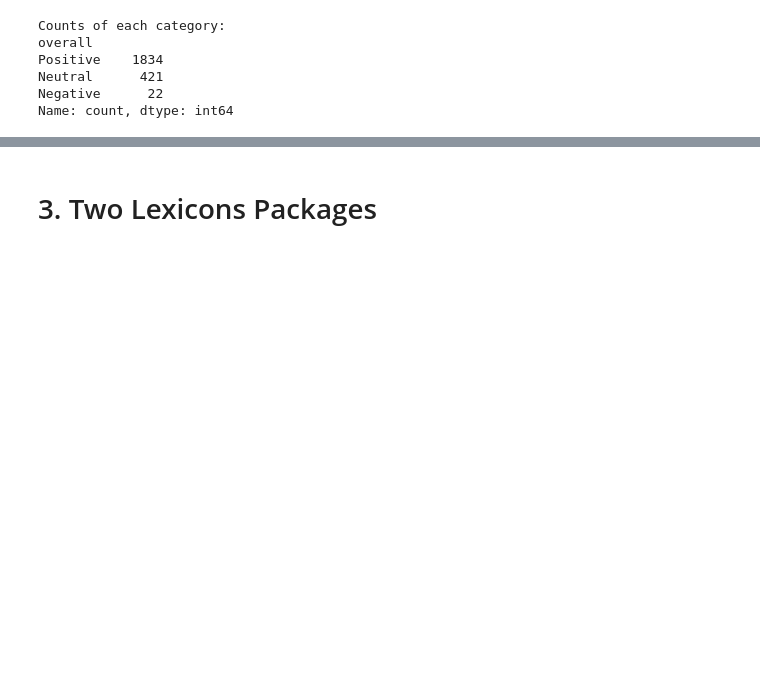
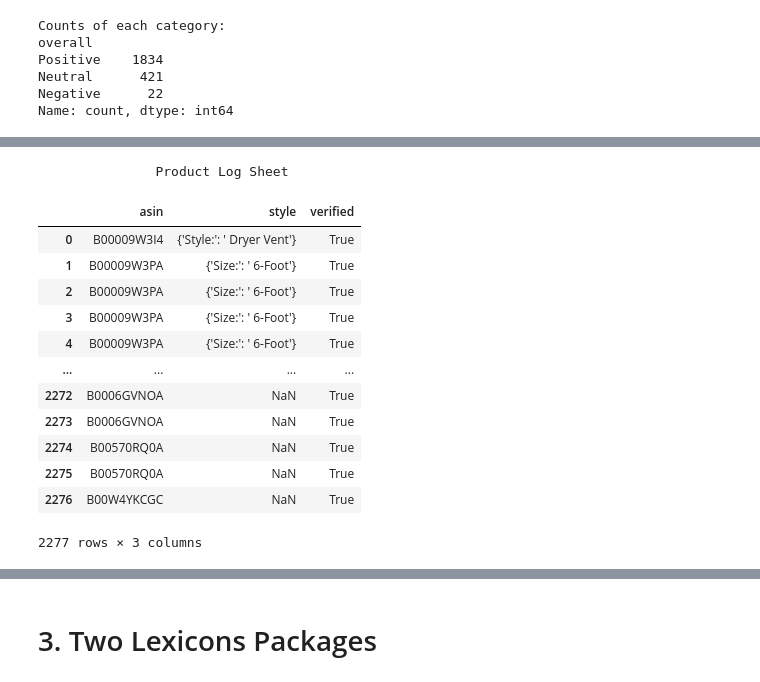
Before and after one commit to rolandjosephb/Comp262-Group3, a Jupyter notebook: Group 3.ipynb, the cells around one changed output, grey strips where cells are left out. Saved outputs shown, nothing was run; the diff lists cells and outputs as text; code cells hidden in the pictures; blank space fills up the shorter version.

```diff
--- a/Group 3.ipynb
+++ b/Group 3.ipynb
@@ -444,0 +465,20 @@ Name: count, dtype: int64
+# %%
+# Choosing the appropriate columns for your sentiment analyzer.
+selected_columns = df[['asin', 'style', 'verified']]
+print("               Product Log Sheet")
+selected_columns
+# %% [output]
+               Product Log Sheet
+|  | asin | style | verified |
+| 0 | B00009W3I4 | {'Style:': ' Dryer Vent'} | True |
+| 1 | B00009W3PA | {'Size:': ' 6-Foot'} | True |
+| 2 | B00009W3PA | {'Size:': ' 6-Foot'} | True |
+| 3 | B00009W3PA | {'Size:': ' 6-Foot'} | True |
+| 4 | B00009W3PA | {'Size:': ' 6-Foot'} | True |
+| ... | ... | ... | ... |
+| 2272 | B0006GVNOA | NaN | True |
+| 2273 | B0006GVNOA | NaN | True |
+| 2274 | B00570RQ0A | NaN | True |
+| 2275 | B00570RQ0A | NaN | True |
+| 2276 | B00W4YKCGC | NaN | True |
+2277 rows × 3 columns
```
Also changed, not shown: parts of 5 cells of this notebook.
